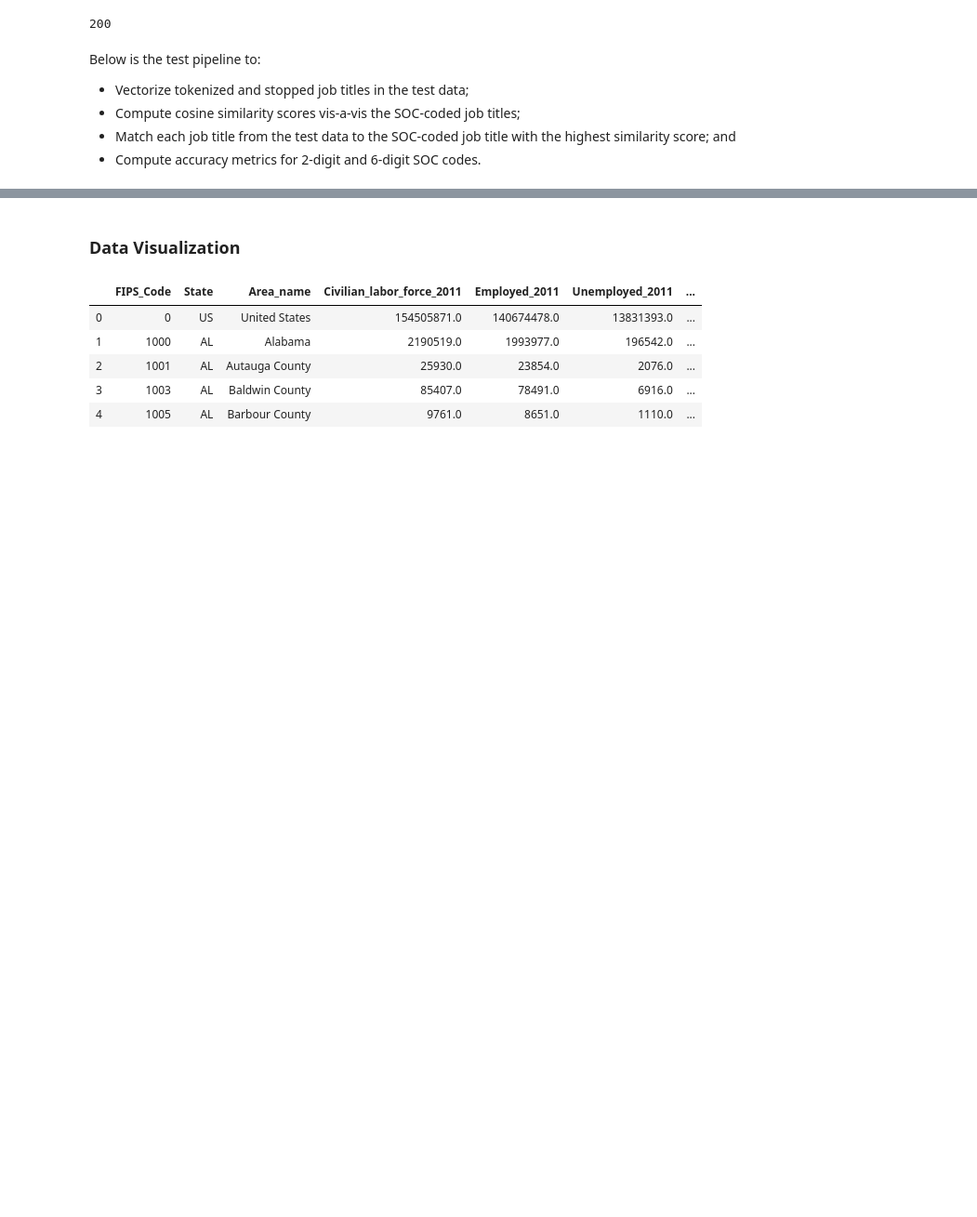
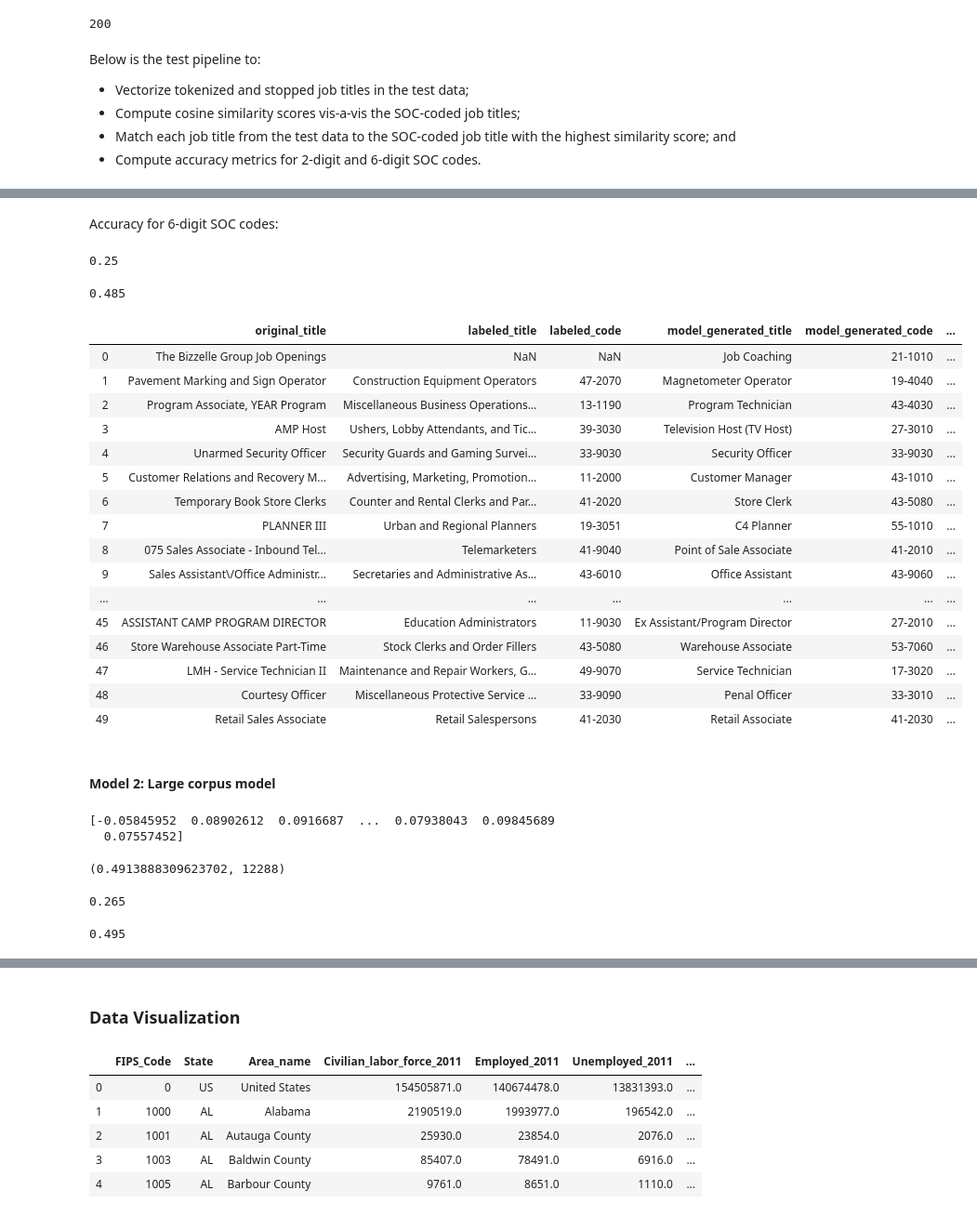
Before and after one commit to anilca-lab/FIS-capstone-project, a Jupyter notebook: Master_notebook.ipynb, the cells around one changed output, grey strips where cells are left out. Shown at 93% size. Drawn from its saved outputs; the diff is of its cells as text; code cells hidden in the pictures; blank space fills up the shorter version.

Commit message:
added google model

```diff
--- a/Master_notebook.ipynb
+++ b/Master_notebook.ipynb
@@ -736,0 +553,56 @@ df[:30]
+# %%
+test_df = assign_code(test_df, soc_titles_df, max_similarity_index_list, max_similarity_list)
+# %%
+result_df = test_df[['title', 'SOC_title_2010', 'SOC_2010','soc_title', 'soc_code', 'cosine_similarity']]
+# %%
+result_df = result_df.rename(columns = {'title': 'original_title',
+                                        'SOC_title_2010': 'labeled_title',
+                                        'SOC_2010': 'labeled_code',
+                                        'soc_title': 'model_generated_title',
+                                        'soc_code': 'model_generated_code',
+                                        'similarity_score': 'cosine_similarity'})
+# %%
+result_df['model_generated_code'] = [str(code)[0:6]+'0' for code in result_df.model_generated_code if code != None]
+result_df['label_2'] = [str(code)[0:2] for code in result_df['labeled_code'] if code != None]
+result_df['model_2'] = [str(code)[0:2] for code in result_df['model_generated_code'] if code != None]
+# %% [markdown]
+Accuracy for 6-digit SOC codes:
+# %%
+result_df.loc[result_df.labeled_code == result_df.model_generated_code].count()['original_title'] / 200
+# %% [output]
+0.25
+# %%
+result_df.loc[result_df.label_2 == result_df.model_2].count()['original_title'] / 200
+# %% [output]
+0.485
+# %%
+result_df[:50]
+# %% [output]
+|  | original_title | labeled_title | labeled_code | model_generated_title | model_generated_code | ... |
+| 0 | The Bizzelle Group Job Openings | NaN | NaN | Job Coaching | 21-1010 | ... |
+| 1 | Pavement Marking and Sign Operator | Construction Equipment Operators | 47-2070 | Magnetometer Operator | 19-4040 | ... |
+| 2 | Program Associate, YEAR Program | Miscellaneous Business Operations... | 13-1190 | Program Technician | 43-4030 | ... |
+| 3 | AMP Host | Ushers, Lobby Attendants, and Tic... | 39-3030 | Television Host (TV Host) | 27-3010 | ... |
+| 4 | Unarmed Security Officer | Security Guards and Gaming Survei... | 33-9030 | Security Officer | 33-9030 | ... |
+| 5 | Customer Relations and Recovery M... | Advertising, Marketing, Promotion... | 11-2000 | Customer Manager | 43-1010 | ... |
+| 6 | Temporary Book Store Clerks | Counter and Rental Clerks and Par... | 41-2020 | Store Clerk | 43-5080 | ... |
+| 7 | PLANNER III | Urban and Regional Planners | 19-3051 | C4 Planner | 55-1010 | ... |
+| 8 | 075 Sales Associate - Inbound Tel... | Telemarketers | 41-9040 | Point of Sale Associate | 41-2010 | ... |
+| 9 | Sales Assistant\/Office Administr... | Secretaries and Administrative As... | 43-6010 | Office Assistant | 43-9060 | ... |
+| ... | ... | ... | ... | ... | ... | ... |
+| 45 | ASSISTANT CAMP PROGRAM DIRECTOR | Education Administrators | 11-9030 | Ex Assistant/Program Director | 27-2010 | ... |
+| 46 | Store Warehouse Associate Part-Time | Stock Clerks and Order Fillers | 43-5080 | Warehouse Associate | 53-7060 | ... |
+| 47 | LMH - Service Technician II | Maintenance and Repair Workers, G... | 49-9070 | Service Technician | 17-3020 | ... |
+| 48 | Courtesy Officer | Miscellaneous Protective Service ... | 33-9090 | Penal Officer | 33-3010 | ... |
+| 49 | Retail Sales Associate | Retail Salespersons | 41-2030 | Retail Associate | 41-2030 | ... |
+# %% [markdown]
+#### Model 2: Large corpus model
+# %%
+max_similarity_list, max_similarity_index_list = find_most_similar(wv, dim, stopped_tokenized_test_titles_list, stopped_tokenized_soc_titles_list)
+# %% [output]
+[-0.05845952  0.08902612  0.0916687  ...  0.07938043  0.09845689
+  0.07557452]
+# %%
+max_similarity_list[0], max_similarity_index_list[0]
+# %% [output]
+(0.4913888309623702, 12288)
@@ -736,0 +622,8 @@ df[:30]
+# %%
+result_df.loc[result_df.labeled_code == result_df.model_generated_code].count()['original_title'] / 200
+# %% [output]
+0.265
+# %%
+result_df.loc[result_df.label_2 == result_df.model_2].count()['original_title'] / 200
+# %% [output]
+0.495
```
Also changed, not shown: parts of 115 cells of this notebook, 6 other files.
